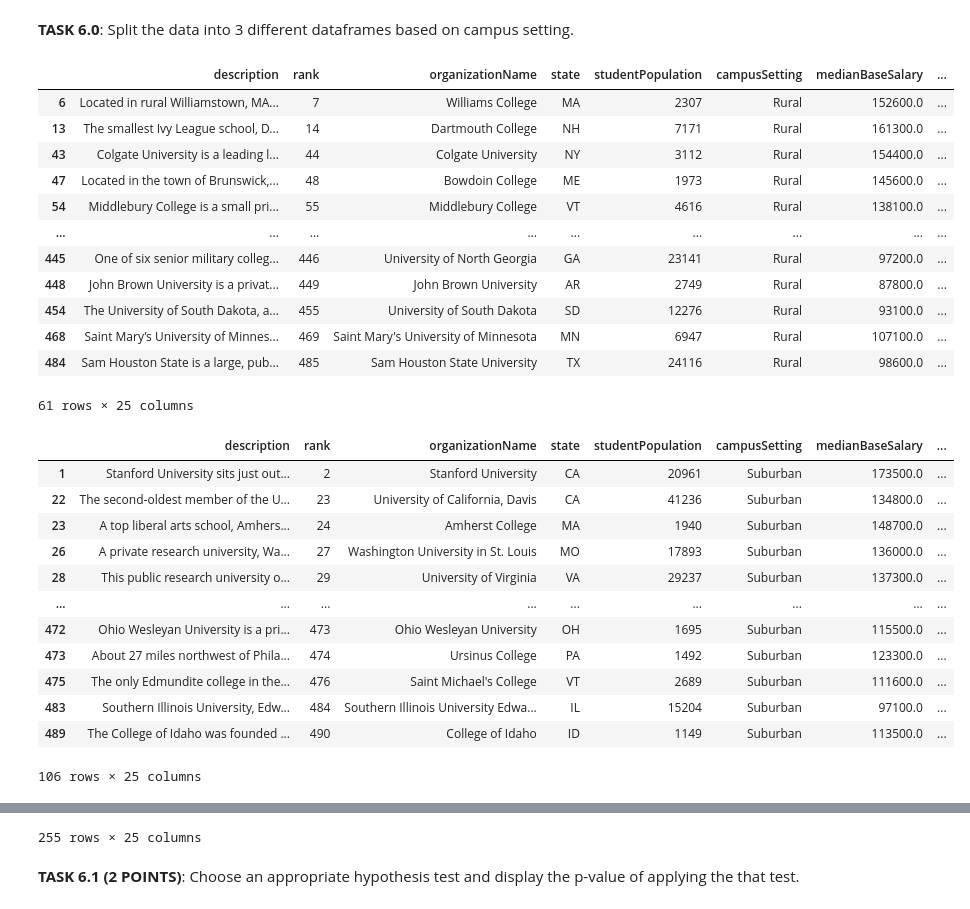
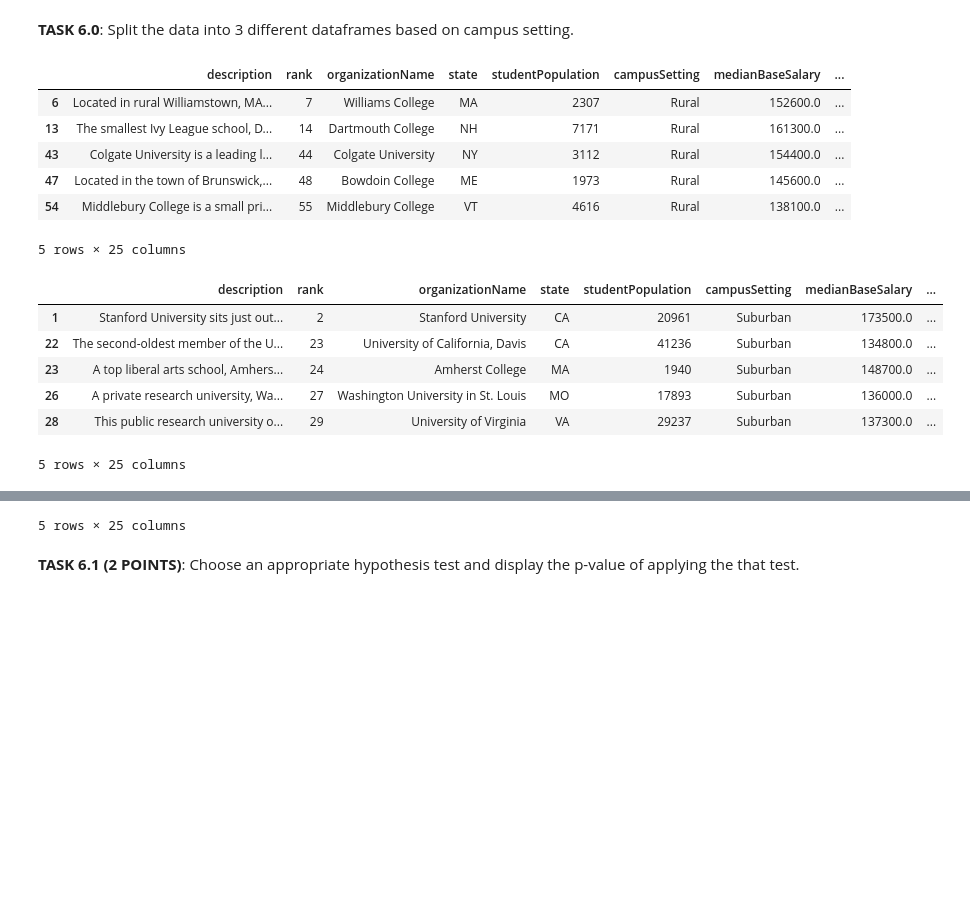
Before and after one commit to cooldeath49/CMSC320, a Jupyter notebook: hw2/HW2_Fall2025.ipynb, the cells around one changed output, grey strips where cells are left out. Drawn from its saved outputs; the diff is of its cells as text; code cells hidden in the pictures; blank space fills up the shorter version.

```diff
--- a/hw2/HW2_Fall2025.ipynb
+++ b/hw2/HW2_Fall2025.ipynb
@@ -461,34 +440,22 @@ Now create a new hypothesis test for whether the campus setting has an effect on
 **TASK 6.0**: Split the data into 3 different dataframes based on campus setting.
 # %%
 for setting, setting_df in df.groupby(["campusSetting"]):
-    display(setting_df)
+    display(setting_df.head())
 # %% [output]
 |  | description | rank | organizationName | state | studentPopulation | campusSetting | medianBaseSalary | ... |
 | 6 | Located in rural Williamstown, MA... | 7 | Williams College | MA | 2307 | Rural | 152600.0 | ... |
 | 13 | The smallest Ivy League school, D... | 14 | Dartmouth College | NH | 7171 | Rural | 161300.0 | ... |
 | 43 | Colgate University is a leading l... | 44 | Colgate University | NY | 3112 | Rural | 154400.0 | ... |
 | 47 | Located in the town of Brunswick,... | 48 | Bowdoin College | ME | 1973 | Rural | 145600.0 | ... |
 | 54 | Middlebury College is a small pri... | 55 | Middlebury College | VT | 4616 | Rural | 138100.0 | ... |
-| ... | ... | ... | ... | ... | ... | ... | ... | ... |
-| 445 | One of six senior military colleg... | 446 | University of North Georgia | GA | 23141 | Rural | 97200.0 | ... |
-| 448 | John Brown University is a privat... | 449 | John Brown University | AR | 2749 | Rural | 87800.0 | ... |
-| 454 | The University of South Dakota, a... | 455 | University of South Dakota | SD | 12276 | Rural | 93100.0 | ... |
-| 468 | Saint Mary’s University of Minnes... | 469 | Saint Mary's University of Minnesota | MN | 6947 | Rural | 107100.0 | ... |
-| 484 | Sam Houston State is a large, pub... | 485 | Sam Houston State University | TX | 24116 | Rural | 98600.0 | ... |
-61 rows × 25 columns
+5 rows × 25 columns
 |  | description | rank | organizationName | state | studentPopulation | campusSetting | medianBaseSalary | ... |
 | 1 | Stanford University sits just out... | 2 | Stanford University | CA | 20961 | Suburban | 173500.0 | ... |
 | 22 | The second-oldest member of the U... | 23 | University of California, Davis | CA | 41236 | Suburban | 134800.0 | ... |
 | 23 | A top liberal arts school, Amhers... | 24 | Amherst College | MA | 1940 | Suburban | 148700.0 | ... |
 | 26 | A private research university, Wa... | 27 | Washington University in St. Louis | MO | 17893 | Suburban | 136000.0 | ... |
 | 28 | This public research university o... | 29 | University of Virginia | VA | 29237 | Suburban | 137300.0 | ... |
-| ... | ... | ... | ... | ... | ... | ... | ... | ... |
-| 472 | Ohio Wesleyan University is a pri... | 473 | Ohio Wesleyan University | OH | 1695 | Suburban | 115500.0 | ... |
-| 473 | About 27 miles northwest of Phila... | 474 | Ursinus College | PA | 1492 | Suburban | 123300.0 | ... |
-| 475 | The only Edmundite college in the... | 476 | Saint Michael's College | VT | 2689 | Suburban | 111600.0 | ... |
-| 483 | Southern Illinois University, Edw... | 484 | Southern Illinois University Edwa... | IL | 15204 | Suburban | 97100.0 | ... |
-| 489 | The College of Idaho was founded ... | 490 | College of Idaho | ID | 1149 | Suburban | 113500.0 | ... |
-106 rows × 25 columns
+5 rows × 25 columns
 |  | description | rank | organizationName | state | studentPopulation | campusSetting | medianBaseSalary | ... |
 | 0 | A leading global research univers... | 1 | Massachusetts Institute of Techno... | MA | 12195 | Urban | 173700.0 | ... |
 | 2 | One of the top public universitie... | 2 | University of California, Berkeley | CA | 45878 | Urban | 154500.0 | ... |
@@ -504,4 +465,4 @@ for setting, setting_df in df.groupby(["campusSetting"]):
-255 rows × 25 columns
+5 rows × 25 columns
 # %% [markdown]
 **TASK 6.1 (2 POINTS)**: Choose an appropriate hypothesis test and display the p-value of applying the that test.
 # %%
```
Also changed, not shown: parts of 12 cells of this notebook, 2 other files.
